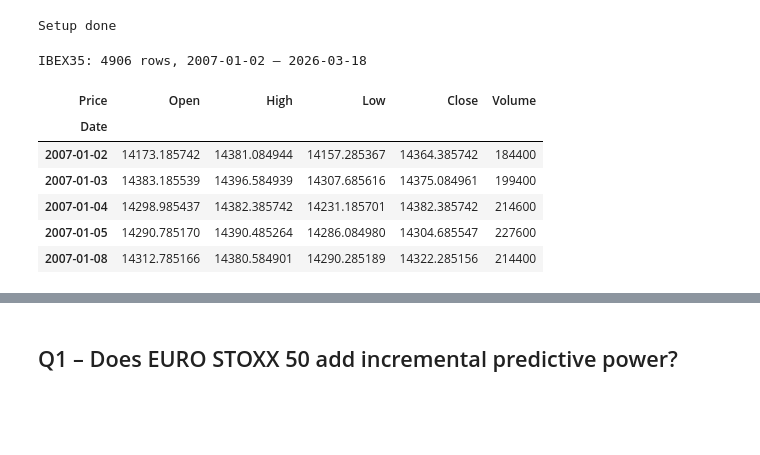
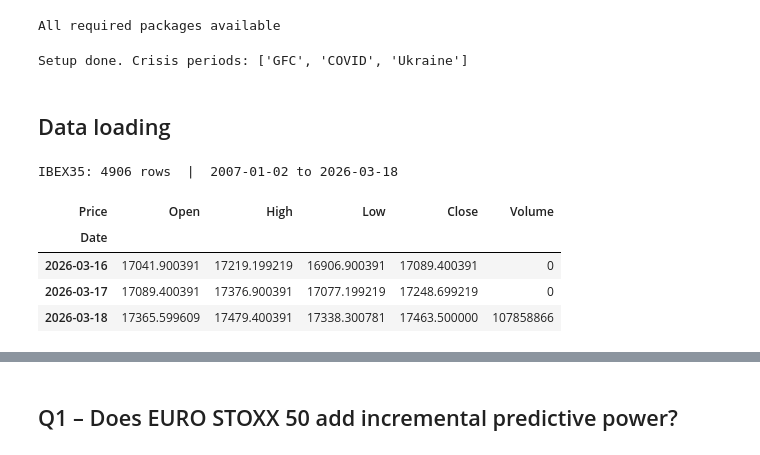
Before and after one commit to alfonsoglamuno/IBEX_Prediction, a Jupyter notebook: notebooks/ibex_study.ipynb, the cells around one changed output, grey strips where cells are left out. Cells and saved outputs as stored; diff of their text form; code cells hidden in the pictures; blank space fills up the shorter version.

```diff
--- a/notebooks/ibex_study.ipynb
+++ b/notebooks/ibex_study.ipynb
@@ -1,8 +1,31 @@
+# %%
+import subprocess, sys
+_REQUIRED = {
+    "yfinance": "yfinance>=0.2.40",
+    "sklearn": "scikit-learn>=1.4.0",
+    "xgboost": "xgboost>=2.1.0,<3.0.0",
+    "seaborn": "seaborn>=0.13.0",
+    "pandas": "pandas>=2.0.0",
+    "numpy": "numpy>=1.26.0",
+    "matplotlib": "matplotlib>=3.8.0",
+    "scipy": "scipy>=1.12.0",
+}
+_missing = []
+for mod, pkg in _REQUIRED.items():
+    try:
+        __import__(mod)
+    except ImportError:
+        _missing.append(pkg)
+if _missing:
+    print(f"Installing: {_missing}")
+    subprocess.check_call([sys.executable, "-m", "pip", "install", "-q"] + _missing)
+print("All required packages available")
+# %% [output]
+All required packages available
 # %%
 import sys, warnings
 sys.path.insert(0, "..")
 warnings.filterwarnings("ignore")
-# reconfigure not available in Jupyter kernel; skip silently
 try:
     sys.stdout.reconfigure(encoding="utf-8", errors="replace")
 except AttributeError:
@@ -11,7 +34,6 @@ except AttributeError:
 import numpy as np
 import pandas as pd
 import matplotlib.pyplot as plt
-import matplotlib.gridspec as gridspec
 import seaborn as sns
 from pathlib import Path
 
@@ -24,27 +46,38 @@ plt.rcParams.update({
     "font.size": 11,
     "axes.titlesize": 13,
     "axes.labelsize": 11,
+    "axes.grid": True,
+    "grid.alpha": 0.3,
 })
 
 RESULTS = Path("../results")
 RESULTS.mkdir(exist_ok=True)
-print("Setup done")
+
+# Crisis periods — defined here to avoid cross-cell dependency in Q3/Q6
+CRISIS_PERIODS = [
+    ("GFC",    "2008-09-01", "2009-06-01"),
+    ("COVID",  "2020-02-15", "2020-06-30"),
+    ("Ukraine","2022-02-24", "2022-09-30"),
+]
+
+print("Setup done. Crisis periods:", [c[0] for c in CRISIS_PERIODS])
 # %% [output]
-Setup done
+Setup done. Crisis periods: ['GFC', 'COVID', 'Ukraine']
+# %% [markdown]
+## Data loading
 # %%
 import yfinance as yf
 
 ibex = yf.download("^IBEX", start="2007-01-01", auto_adjust=True, progress=False)
-ibex.columns = ibex.columns.get_level_values(0) if isinstance(ibex.columns, pd.MultiIndex) else ibex.columns
+ibex.columns = (ibex.columns.get_level_values(0)
+                if isinstance(ibex.columns, pd.MultiIndex) else ibex.columns)
 ibex = ibex[["Open","High","Low","Close","Volume"]].dropna()
-print(f"IBEX35: {len(ibex)} rows, {ibex.index[0].date()} \u2013 {ibex.index[-1].date()}")
-ibex.head()
+print(f"IBEX35: {len(ibex)} rows  |  {ibex.index[0].date()} to {ibex.index[-1].date()}")
+ibex.tail(3)
 # %% [output]
-IBEX35: 4906 rows, 2007-01-02 – 2026-03-18
+IBEX35: 4906 rows  |  2007-01-02 to 2026-03-18
 | Price | Open | High | Low | Close | Volume |
 | Date |  |  |  |  |  |
-| 2007-01-02 | 14173.185742 | 14381.084944 | 14157.285367 | 14364.385742 | 184400 |
-| 2007-01-03 | 14383.185539 | 14396.584939 | 14307.685616 | 14375.084961 | 199400 |
-| 2007-01-04 | 14298.985437 | 14382.385742 | 14231.185701 | 14382.385742 | 214600 |
-| 2007-01-05 | 14290.785170 | 14390.485264 | 14286.084980 | 14304.685547 | 227600 |
-| 2007-01-08 | 14312.785166 | 14380.584901 | 14290.285189 | 14322.285156 | 214400 |
+| 2026-03-16 | 17041.900391 | 17219.199219 | 16906.900391 | 17089.400391 | 0 |
+| 2026-03-17 | 17089.400391 | 17376.900391 | 17077.199219 | 17248.699219 | 0 |
+| 2026-03-18 | 17365.599609 | 17479.400391 | 17338.300781 | 17463.500000 | 107858866 |
```
Also changed, not shown: parts of 14 cells of this notebook, 12 other files.
